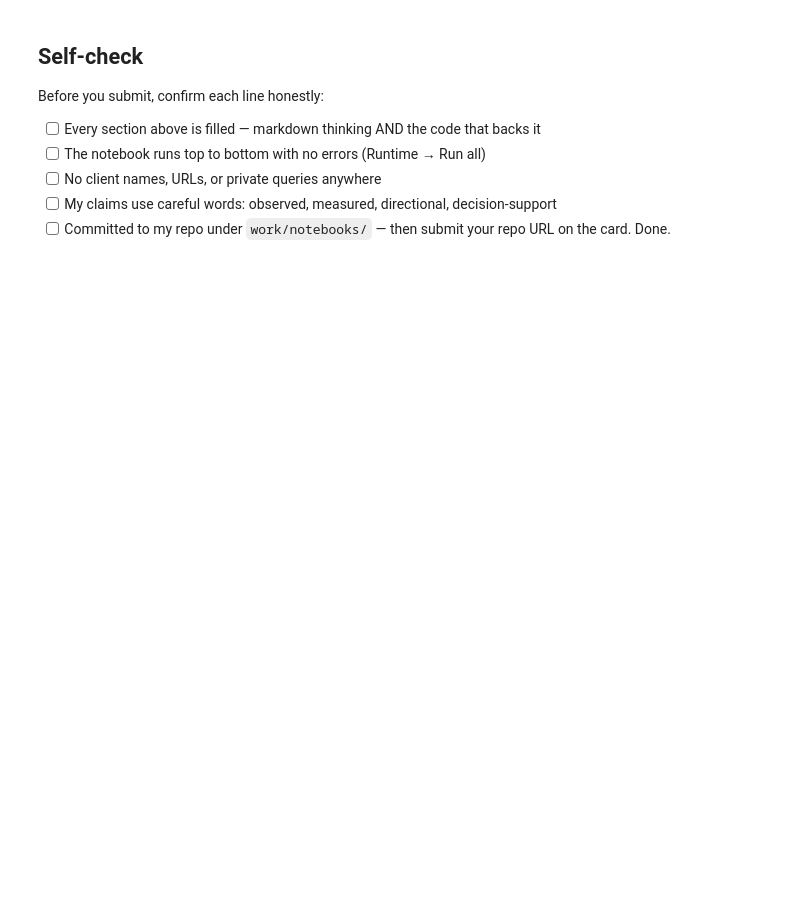
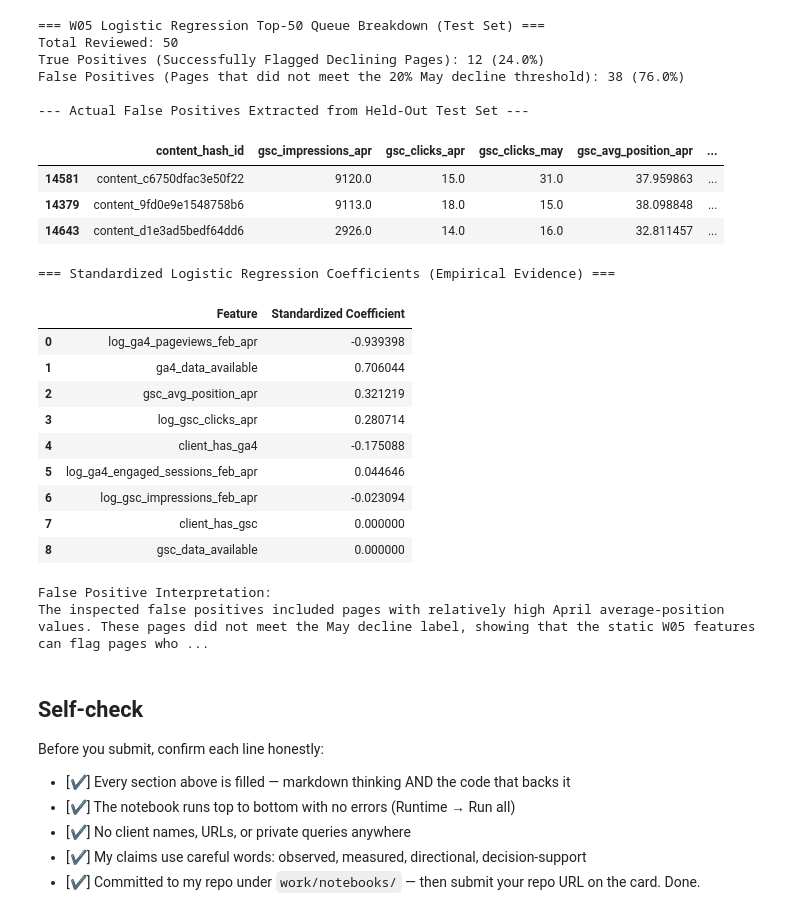
Before and after one commit to ShubhamSnSharma/flyrank-ml-internship, a Jupyter notebook: work/notebooks/w06_validation_audit.ipynb, the cells around one changed output. Saved outputs shown, nothing was run; the diff lists cells and outputs as text; code cells hidden in the pictures; blank space fills up the shorter version.

```diff
--- a/work/notebooks/w06_validation_audit.ipynb
+++ b/work/notebooks/w06_validation_audit.ipynb
@@ -25,10 +444,69 @@ This skeleton is yours to fill. Work the sections **in order** — each one has
+# %%
+# -------------------------------------------------------------------------
+# Real Held-Out Error Analysis on Actual W05 Predictions
+# -------------------------------------------------------------------------
+pred_df = test_df.copy()
+pred_df["predicted_probability"] = test_probs
+
+# Sort deterministically by model score and tie-breaking hierarchy
+top50_df = pred_df.sort_values(
+    ["predicted_probability", "gsc_impressions_apr", "ga4_pageviews_apr", "gsc_avg_position_apr"],
+    ascending=[False, False, False, True]
+).head(50)
+
+true_positives = top50_df[top50_df["is_declining_label"] == 1]
+false_positives = top50_df[top50_df["is_declining_label"] == 0]
+
+print("=== W05 Logistic Regression Top-50 Queue Breakdown (Test Set) ===")
+print(f"Total Reviewed: {len(top50_df)}")
+print(f"True Positives (Successfully Flagged Declining Pages): {len(true_positives)} ({len(true_positives)/len(top50_df)*100:.1f}%)")
+print(f"False Positives (Pages that did not meet the 20% May decline threshold): {len(false_positives)} ({len(false_positives)/len(top50_df)*100:.1f}%)")
+
+print("\n--- Actual False Positives Extracted from Held-Out Test Set ---")
+display(false_positives[["content_hash_id", "gsc_impressions_apr", "gsc_clicks_apr", "gsc_clicks_may", "gsc_avg_position_apr", "predicted_probability"]].head(3))
+
+# Display standardized model coefficients as empirical evidence for feature weights
+coef_evidence = pd.DataFrame({
+    "Feature": feature_cols,
+    "Standardized Coefficient": lr_pipeline.named_steps["model"].coef_[0]
+}).sort_values("Standardized Coefficient", key=abs, ascending=False).reset_index(drop=True)
+
+print("\n=== Standardized Logistic Regression Coefficients (Empirical Evidence) ===")
+display(coef_evidence)
+
+print("\nFalse Positive Interpretation:")
+print("The inspected false positives included pages with relatively high April average-position values. These pages did not meet the May decline label, showing that the static W05 features can flag pages whose subsequent click performance remains above the decline threshold.")
+# %% [output]
+=== W05 Logistic Regression Top-50 Queue Breakdown (Test Set) ===
+Total Reviewed: 50
+True Positives (Successfully Flagged Declining Pages): 12 (24.0%)
+False Positives (Pages that did not meet the 20% May decline threshold): 38 (76.0%)
+
+--- Actual False Positives Extracted from Held-Out Test Set ---
+|  | content_hash_id | gsc_impressions_apr | gsc_clicks_apr | gsc_clicks_may | gsc_avg_position_apr | ... |
+| 14581 | content_c6750dfac3e50f22 | 9120.0 | 15.0 | 31.0 | 37.959863 | ... |
+| 14379 | content_9fd0e9e1548758b6 | 9113.0 | 18.0 | 15.0 | 38.098848 | ... |
+| 14643 | content_d1e3ad5bedf64dd6 | 2926.0 | 14.0 | 16.0 | 32.811457 | ... |
+=== Standardized Logistic Regression Coefficients (Empirical Evidence) ===
+|  | Feature | Standardized Coefficient |
+| 0 | log_ga4_pageviews_feb_apr | -0.939398 |
+| 1 | ga4_data_available | 0.706044 |
+| 2 | gsc_avg_position_apr | 0.321219 |
+| 3 | log_gsc_clicks_apr | 0.280714 |
+| 4 | client_has_ga4 | -0.175088 |
+| 5 | log_ga4_engaged_sessions_feb_apr | 0.044646 |
+| 6 | log_gsc_impressions_feb_apr | -0.023094 |
+| 7 | client_has_gsc | 0.000000 |
+| 8 | gsc_data_available | 0.000000 |
+False Positive Interpretation:
+The inspected false positives included pages with relatively high April average-position values. These pages did not meet the May decline label, showing that the static W05 features can flag pages who ...
 # %% [markdown]
 ## Self-check
 
 Before you submit, confirm each line honestly:
 
-- [ ] Every section above is filled — markdown thinking AND the code that backs it
-- [ ] The notebook runs top to bottom with no errors (Runtime → Run all)
-- [ ] No client names, URLs, or private queries anywhere
-- [ ] My claims use careful words: observed, measured, directional, decision-support
-- [ ] Committed to my repo under `work/notebooks/` — then submit your repo URL on the card. Done.
+- [✔] Every section above is filled — markdown thinking AND the code that backs it
+- [✔] The notebook runs top to bottom with no errors (Runtime → Run all)
+- [✔] No client names, URLs, or private queries anywhere
+- [✔] My claims use careful words: observed, measured, directional, decision-support
+- [✔] Committed to my repo under `work/notebooks/` — then submit your repo URL on the card. Done.
```
Also changed, not shown: parts of 11 cells of this notebook.
